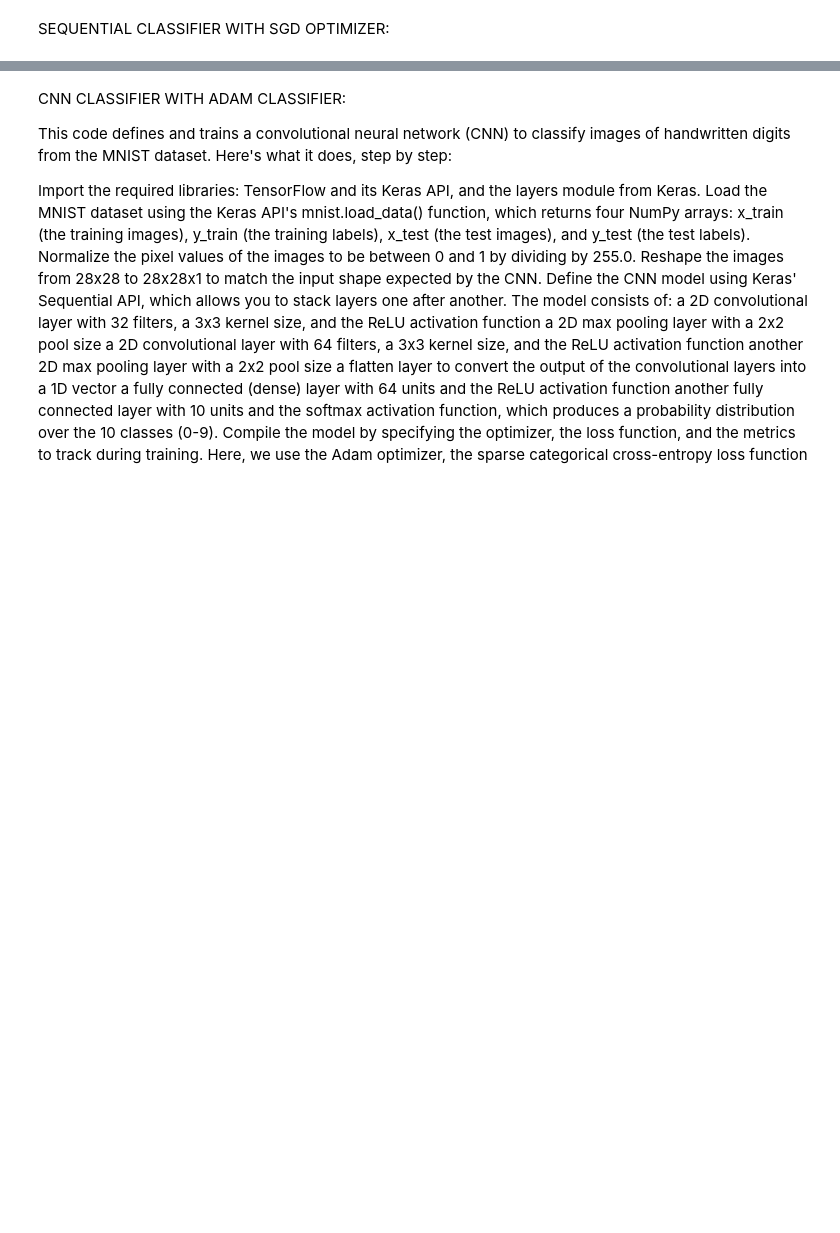
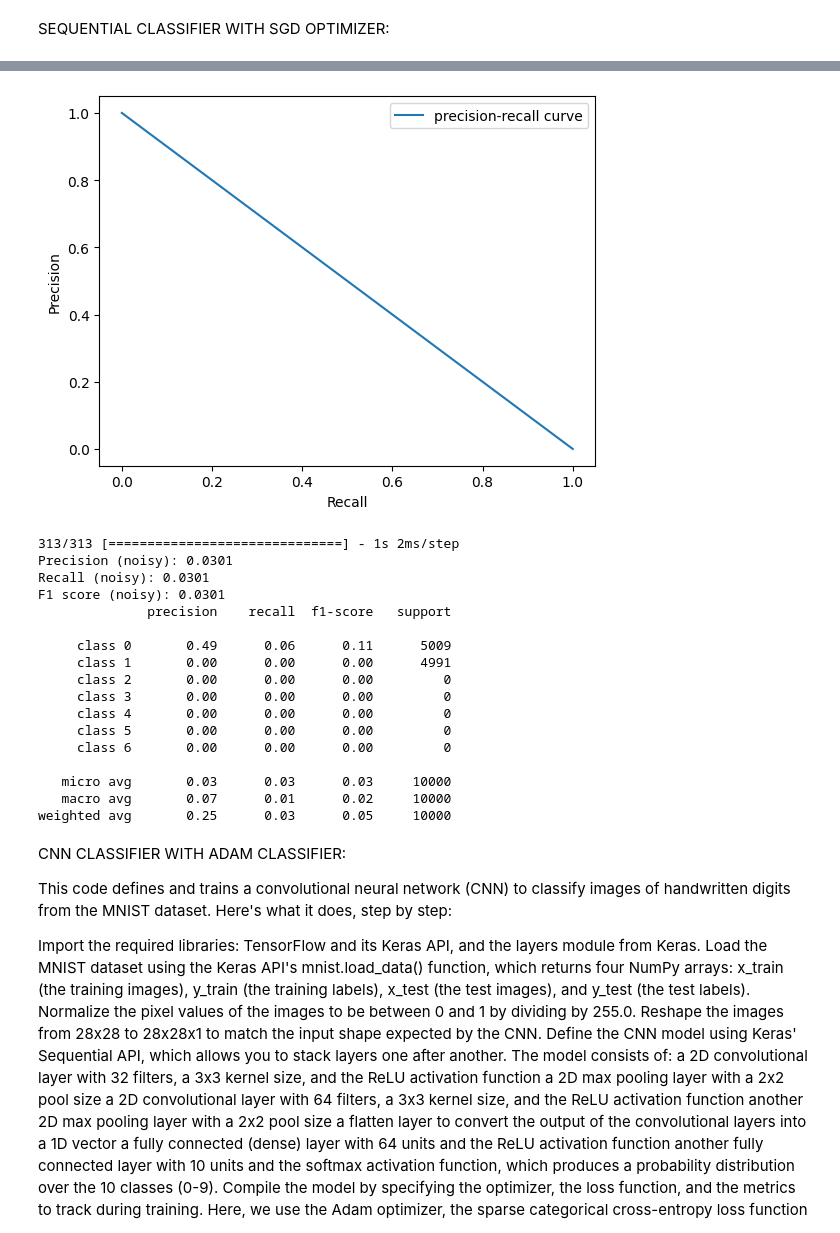
Before and after one commit to gyurmey/tensorflow, a Jupyter notebook: noise.ipynb, the cells around one changed output, grey strips where cells are left out. Drawn from its saved outputs; the diff is of its cells as text; code cells hidden in the pictures; blank space fills up the shorter version.

```diff
--- a/noise.ipynb
+++ b/noise.ipynb
@@ -143,6 +188,31 @@ target_names = ['class 0', 'class 1', 'class 2', 'class 3', 'class 4', 'class 5'
 print(classification_report(y_test, y_pred_classes, target_names=target_names))
 
 
+# Convert y_test and y_pred to numpy arrays
+y_test = np.array(y_test)
+y_pred = np.array(y_pred)
+
+# Example y_test and y_pred arrays
+y_test = np.random.randint(0, 2, size=10000)
+y_pred = np.random.rand(100000)
+
+# Compare shapes of y_test and y_pred
+if y_test.shape != y_pred.shape:
+    # Reshape y_pred to match y_test
+    y_pred = y_pred[:y_test.shape[0]]
+
+# *********precision recall curve **************
+# Calculate precision, recall, and thresholds with micro averaging
+precision, recall, thresholds = precision_recall_curve(np.ravel(y_test), np.ravel(y_pred), pos_label=2)
+
+# Plot the precision-recall curve
+plt.plot(recall, precision, label='precision-recall curve')
+plt.xlabel('Recall')
+plt.ylabel('Precision')
+plt.legend()
+plt.show()
+
+
 # *********NOISE**************
 # Generate Gaussian noise with the same shape as the input images
 noise = np.random.normal(loc=0.5, scale=0.5, size=x_test.shape)
@@ -168,6 +238,6 @@ print("Recall (noisy):", recall_noisy)
 print("F1 score (noisy):", f1_noisy)
 
 # Print classification report on the noisy images
-print(classification_report(y_test, y_pred_classes_noisy, target_names=target_names))
+print(classification_report(y_test, y_pred_classes_noisy, labels=[0, 1, 2, 3, 4, 5, 6], target_names=target_names))
 # %% [output]
 Epoch 1/5
@@ -190,3 +260,21 @@ weighted avg       0.56      0.33      0.27     10000
+[figure, added]
+313/313 [==============================] - 1s 2ms/step
+Precision (noisy): 0.0301
+Recall (noisy): 0.0301
+F1 score (noisy): 0.0301
+              precision    recall  f1-score   support
+
+     class 0       0.49      0.06      0.11      5009
+     class 1       0.00      0.00      0.00      4991
+     class 2       0.00      0.00      0.00         0
+     class 3       0.00      0.00      0.00         0
+     class 4       0.00      0.00      0.00         0
+     class 5       0.00      0.00      0.00         0
+     class 6       0.00      0.00      0.00         0
+
+   micro avg       0.03      0.03      0.03     10000
+   macro avg       0.07      0.01      0.02     10000
+weighted avg       0.25      0.03      0.05     10000
 # %% [markdown]
 CNN CLASSIFIER WITH ADAM CLASSIFIER:
 
```
Also changed, not shown: parts of 4 cells of this notebook.
